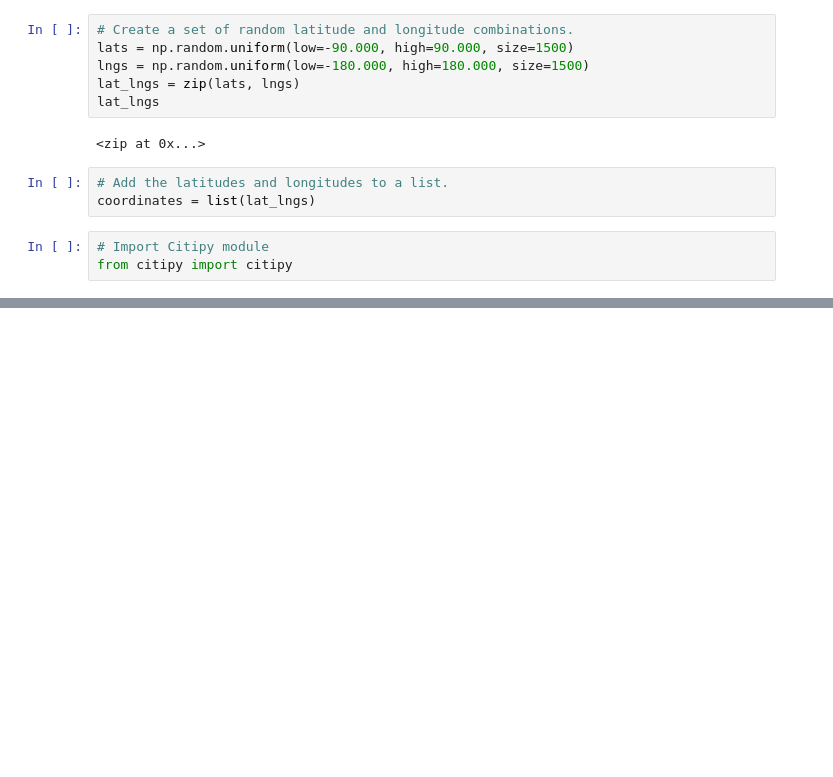
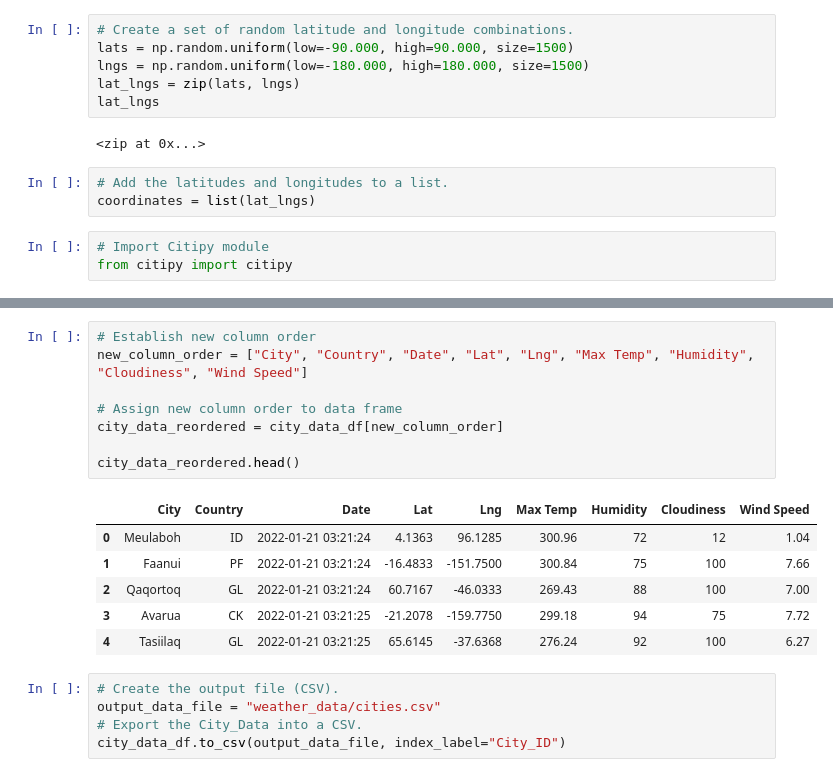
Before and after one commit to Brandonkish1/World_Weather_Analysis, a Jupyter notebook: WeatherPy.ipynb, the cells around one changed output, grey strips where cells are left out. Saved outputs shown, nothing was run; the diff lists cells and outputs as text; blank space fills up the shorter version.

```diff
--- a/WeatherPy.ipynb
+++ b/WeatherPy.ipynb
@@ -33,0 +147,20 @@ len(cities)
+# %%
+# Establish new column order
+new_column_order = ["City", "Country", "Date", "Lat", "Lng", "Max Temp", "Humidity", "Cloudiness", "Wind Speed"]
+
+# Assign new column order to data frame
+city_data_reordered = city_data_df[new_column_order]
+
+city_data_reordered.head()
+# %% [output]
+|  | City | Country | Date | Lat | Lng | Max Temp | Humidity | Cloudiness | Wind Speed |
+| 0 | Meulaboh | ID | 2022-01-21 03:21:24 | 4.1363 | 96.1285 | 300.96 | 72 | 12 | 1.04 |
+| 1 | Faanui | PF | 2022-01-21 03:21:24 | -16.4833 | -151.7500 | 300.84 | 75 | 100 | 7.66 |
+| 2 | Qaqortoq | GL | 2022-01-21 03:21:24 | 60.7167 | -46.0333 | 269.43 | 88 | 100 | 7.00 |
+| 3 | Avarua | CK | 2022-01-21 03:21:25 | -21.2078 | -159.7750 | 299.18 | 94 | 75 | 7.72 |
+| 4 | Tasiilaq | GL | 2022-01-21 03:21:25 | 65.6145 | -37.6368 | 276.24 | 92 | 100 | 6.27 |
+# %%
+# Create the output file (CSV).
+output_data_file = "weather_data/cities.csv"
+# Export the City_Data into a CSV.
+city_data_df.to_csv(output_data_file, index_label="City_ID")
```
Also changed, not shown: parts of 7 cells of this notebook.
